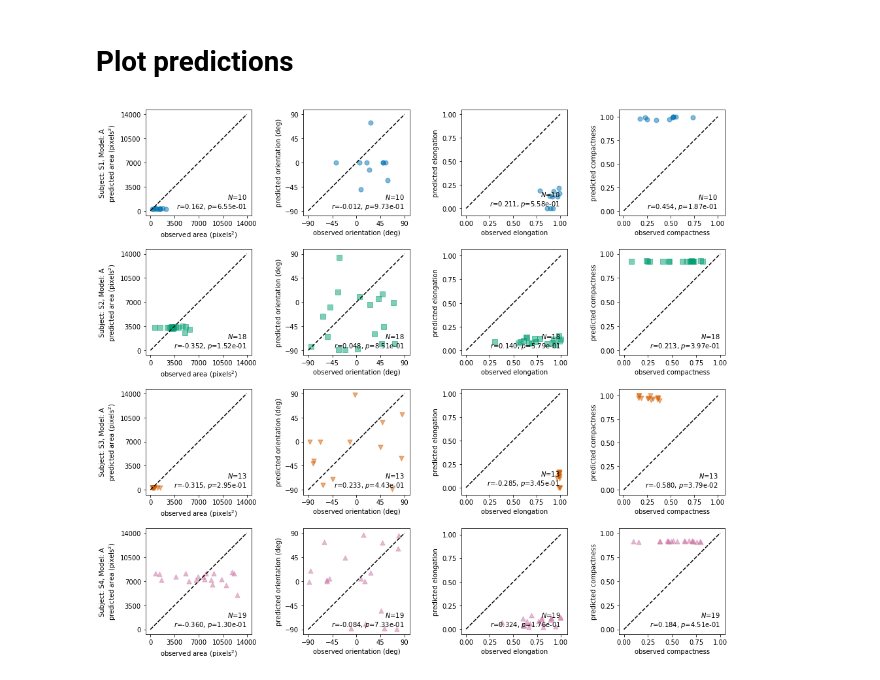
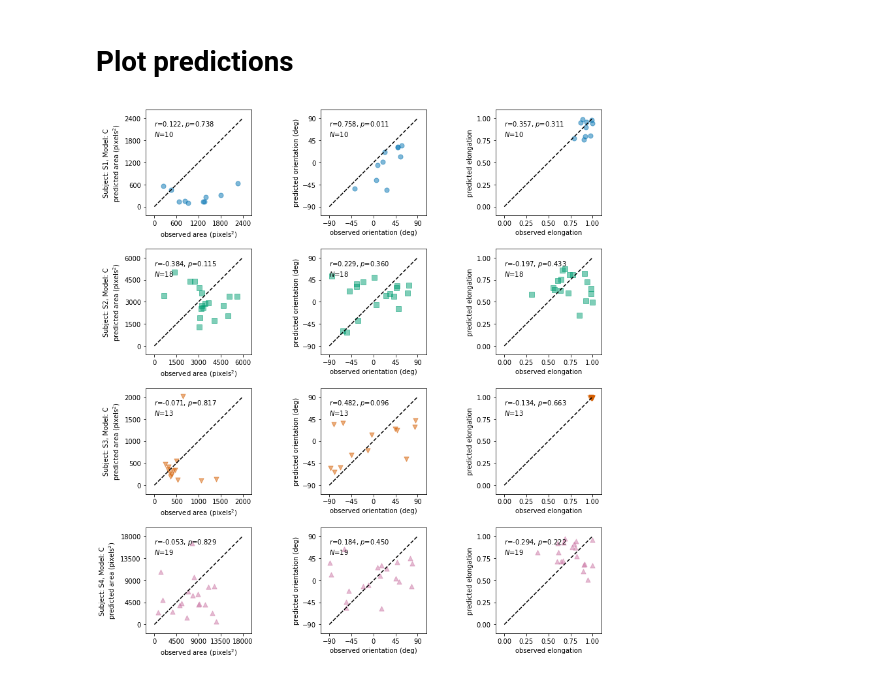
Before and after one commit to VisCog/ArgusShapes, a Jupyter notebook: examples/notebooks/fig7-model-scatter.ipynb, the cells around one changed output. Drawn from its saved outputs; the diff is of its cells as text; code cells hidden in the pictures.

Commit message:
fix annotation in correlation plots

```diff
--- a/examples/notebooks/fig7-model-scatter.ipynb
+++ b/examples/notebooks/fig7-model-scatter.ipynb
@@ -27,7 +27,7 @@ plt.style.use('seaborn-colorblind')
 # %% [markdown]
 # Load data
 # %%
-results_dir = '../../results/shape8cv/'
+results_dir = '../../results/shape1cv/'
 datafolder = os.environ['ARGUS_SHAPES_DATA']
 subjectdata = argus_shapes.load_subjects(os.path.join(datafolder, 'subjects.csv'))
 subjectdata['scale'] = pd.Series([0.5, 1.5, 1.0, 0.6], index=subjectdata.index)
@@ -90,23 +88,17 @@ def calc_test_cost(grouped_data, verbose=True):
                                 'electrode': row['electrode'].values[0],
                                 'area': float(row['area']),# / np.prod(row['image'].values[0].shape) * np.prod(xyrange),
                                 'orientation': float(row['orientation']),
-                                'eccentricity': float(row['eccentricity']),
-                                'compactness': float(row['compactness'])}
+                                'eccentricity': float(row['eccentricity'])}
                                for row in data['y_test']], index=data.index)
         y_pred = pd.DataFrame([{'image': row['image'].values[0],
                                 'img_shape': row['image'].values[0].shape,
                                 'electrode': row['electrode'].values[0],
                                 'area': float(row['area']),# / np.prod(row['image'].values[0].shape) * np.prod(xyrange),
                                 'orientation': float(row['orientation']),
-                                'eccentricity': float(row['eccentricity']),
-                                'compactness': float(row['compactness'])}
+                                'eccentricity': float(row['eccentricity'])}
                                for row in data['y_pred']], index=data.index)
         y_test['orientation'] = np.rad2deg(y_test['orientation'])
         y_pred['orientation'] = np.rad2deg(y_pred['orientation'])
-
-        if np.any(y_test['compactness'] > 1):
-            y_test['compactness'] = 4 * np.pi / y_test['compactness']
-            y_pred['compactness'] = 4 * np.pi / y_pred['compactness']
 
         # Calculate r2:
         best_cost = 0
@@ -170,7 +162,7 @@ Index(['axlambda', 'best_train_cost', 'exetime', 'filename', 'filepath',
 groupcols = ['subject', 'model']
 # Don't show these:
 extracols = ['filepath', 'exetime', 'n_samples', 'filename']
-predcols = ['area', 'orientation', 'eccentricity', 'compactness']
+predcols = ['area', 'orientation', 'eccentricity']
 r2cols = ['r2_%s' % name for name in predcols]
 # %%
 data.groupby(groupcols + ['idx_fold'], sort=False).agg({'best_train_cost': ['count', 'mean', 'std'],
@@ -260,34 +242,40 @@ best
 # %%
 markers = ['o', 's', 'v', '^']
 colors = ['#0072B2', '#009E73', '#D55E00', '#CC79A7']
-ticks = [[0, 14000], [-90, 90], [0, 1], [0, 1]]
-limits = [[-1400, 16400], [-108, 108], [-0.1, 1.1], [-0.1, 1.1]]
-labels = ['area (pixels$^2$)', 'orientation (deg)', 'elongation', 'compactness']
+all_ticks = (([0, 2400], [-90, 90], [0, 1]),
+             ([0, 6000], [-90, 90], [0, 1]),
+             ([0, 2000], [-90, 90], [0, 1]),
+             ([0, 18000], [-90, 90], [0, 1]))
+labels = ['area (pixels$^2$)', 'orientation (deg)', 'elongation']
 # %%
-plotmodel = 'A'
+plotmodel = 'C'
 fig, axes = plt.subplots(ncols=len(predcols), nrows=len(subjects),
-                         figsize=(14, 3 * len(subjects)))
-for subject, marker, color, axrow in zip(subjects, markers, colors, axes):
+                         figsize=(12, 3 * len(subjects)))
+for subject, marker, color, ticks, axrow in zip(subjects, markers, colors, all_ticks, axes):
     for _, row in best[np.logical_and(best['subject'] == subject, best['model'] == plotmodel)].iterrows():
-        for col, ax, tick, lim, label in zip(predcols, axrow, ticks, limits, labels):
+        for col, ax, tick, label in zip(predcols, axrow, ticks, labels):
+            lim = [1.1 * tick[0] - 0.1 * tick[1], 1.1 * tick[1] - 0.1 * tick[0]]
             y = row['y_test']
             y_pred = row['y_pred']
             ax.scatter(y[col], y_pred[col], marker=marker, s=50, c=color, alpha=0.5)
             ax.plot([tick[0], tick[1]], [tick[0], tick[1]], 'k--')
+            ax.axis('square')
             ax.set_xticks(np.linspace(*tick, num=5))
             ax.set_yticks(np.linspace(*tick, num=5))
             ax.set_xlim(*lim)
             ax.set_ylim(*lim)
             ax.set_xlabel('observed %s' % label)
             ax.set_ylabel('predicted %s' % label)
-            ax.axis('square')
             slope, intercept, rval, pval, _ = spst.linregress(y[col], y_pred[col])
-            fve = sklm.explained_variance_score(y[col], y_pred[col])
-            ax.text(tick[1], tick[0], "$N$=%d, $FVE$=%.3f\n$r$=%.3f, $p$=%.2e" % (len(y), fve, rval, pval),
-                    va='bottom', ha='right')
-        break
+            if pval >= 0.001:
+                ax.text(tick[0], tick[1], "$r$=%.3f, $p$=%.3f\n$N$=%d\n" % (rval, pval, len(y)),
+                        va='top', ha='left')
+            else:
+                ax.text(tick[0], tick[1], "$r$=%.3f, $p$=%.2e\n$N$=%d" % (rval, pval, len(y)),
+                        va='top', ha='left')
     axrow[0].set_ylabel('Subject: %s, Model: %s\npredicted %s' % (subject, plotmodel, labels[0]))
 fig.tight_layout()
 fig.savefig('fig7-scatter-%s.eps' % plotmodel)
+fig.savefig('fig7-scatter-%s.png' % plotmodel)
 # %% [output]
-[figure, old version]
+[figure, new version]
```
Also changed, not shown: parts of 13 cells of this notebook, 7 other files.
